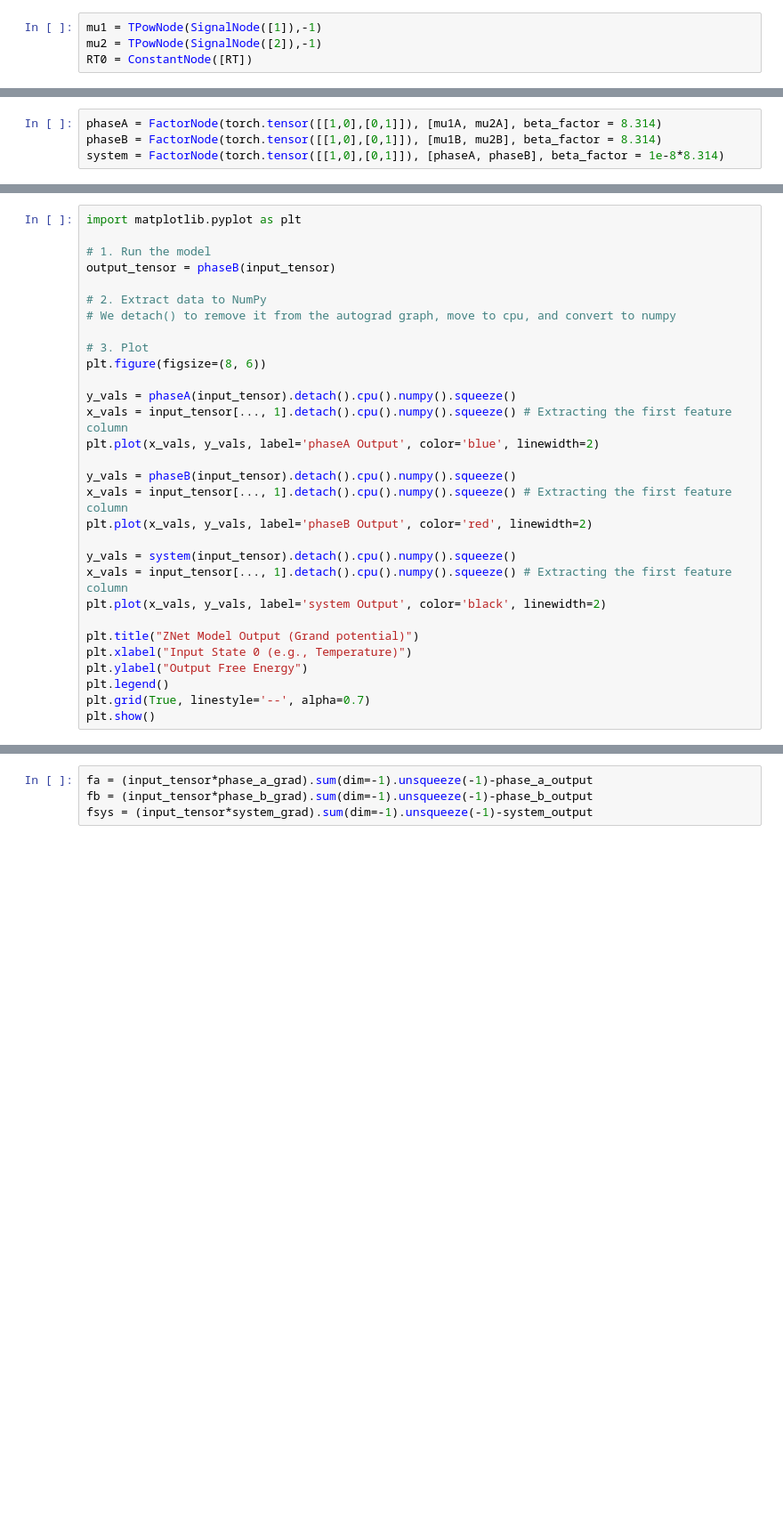
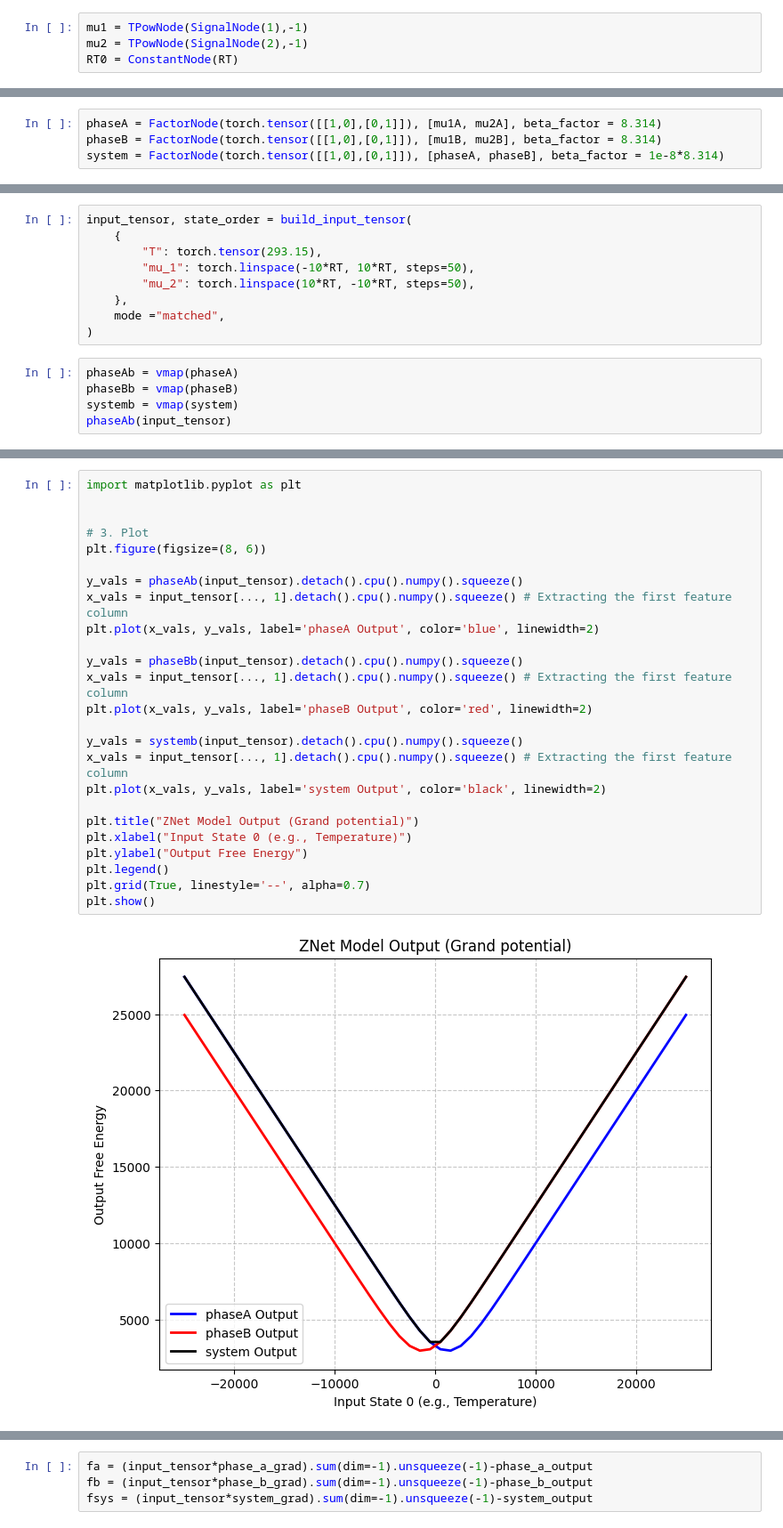
Before and after one commit to themintlab/Zgraph, a Jupyter notebook: znet/unit_test znet.ipynb, the cells around one changed output, grey strips where cells are left out. Shown at 89% size. Cells and saved outputs as stored; diff of their text form; blank space fills up the shorter version.

Commit message:
migrate to scalar output with vmap

```diff
--- a/znet/unit_test znet.ipynb
+++ b/znet/unit_test znet.ipynb
@@ -26,4 +21,4 @@ input_tensor, state_order = build_input_tensor(
 # %%
-mu1 = TPowNode(SignalNode([1]),-1)
-mu2 = TPowNode(SignalNode([2]),-1)
-RT0 = ConstantNode([RT])
+mu1 = TPowNode(SignalNode(1),-1)
+mu2 = TPowNode(SignalNode(2),-1)
+RT0 = ConstantNode(RT)
@@ -38,0 +61,14 @@ system = FactorNode(torch.tensor([[1,0],[0,1]]), [phaseA, phaseB], beta_factor =
+# %%
+input_tensor, state_order = build_input_tensor(
+    {
+        "T": torch.tensor(293.15),
+        "mu_1": torch.linspace(-10*RT, 10*RT, steps=50),
+        "mu_2": torch.linspace(10*RT, -10*RT, steps=50),
+    },
+    mode ="matched",
+)
+# %%
+phaseAb = vmap(phaseA)
+phaseBb = vmap(phaseB)
+systemb = vmap(system)
+phaseAb(input_tensor)
@@ -39,30 +89,27 @@ system = FactorNode(torch.tensor([[1,0],[0,1]]), [phaseA, phaseB], beta_factor =
 # %%
 import matplotlib.pyplot as plt
 
-# 1. Run the model
-output_tensor = phaseB(input_tensor)
-
-# 2. Extract data to NumPy
-# We detach() to remove it from the autograd graph, move to cpu, and convert to numpy
 
 # 3. Plot
 plt.figure(figsize=(8, 6))
 
-y_vals = phaseA(input_tensor).detach().cpu().numpy().squeeze()
+y_vals = phaseAb(input_tensor).detach().cpu().numpy().squeeze()
 x_vals = input_tensor[..., 1].detach().cpu().numpy().squeeze() # Extracting the first feature column
 plt.plot(x_vals, y_vals, label='phaseA Output', color='blue', linewidth=2)
 
-y_vals = phaseB(input_tensor).detach().cpu().numpy().squeeze()
+y_vals = phaseBb(input_tensor).detach().cpu().numpy().squeeze()
 x_vals = input_tensor[..., 1].detach().cpu().numpy().squeeze() # Extracting the first feature column
 plt.plot(x_vals, y_vals, label='phaseB Output', color='red', linewidth=2)
 
-y_vals = system(input_tensor).detach().cpu().numpy().squeeze()
+y_vals = systemb(input_tensor).detach().cpu().numpy().squeeze()
 x_vals = input_tensor[..., 1].detach().cpu().numpy().squeeze() # Extracting the first feature column
 plt.plot(x_vals, y_vals, label='system Output', color='black', linewidth=2)
 
 plt.title("ZNet Model Output (Grand potential)")
 plt.xlabel("Input State 0 (e.g., Temperature)")
 plt.ylabel("Output Free Energy")
 plt.legend()
 plt.grid(True, linestyle='--', alpha=0.7)
 plt.show()
+# %% [output]
+[figure, added]
```
Also changed, not shown: parts of 10 cells of this notebook, 12 other files.
